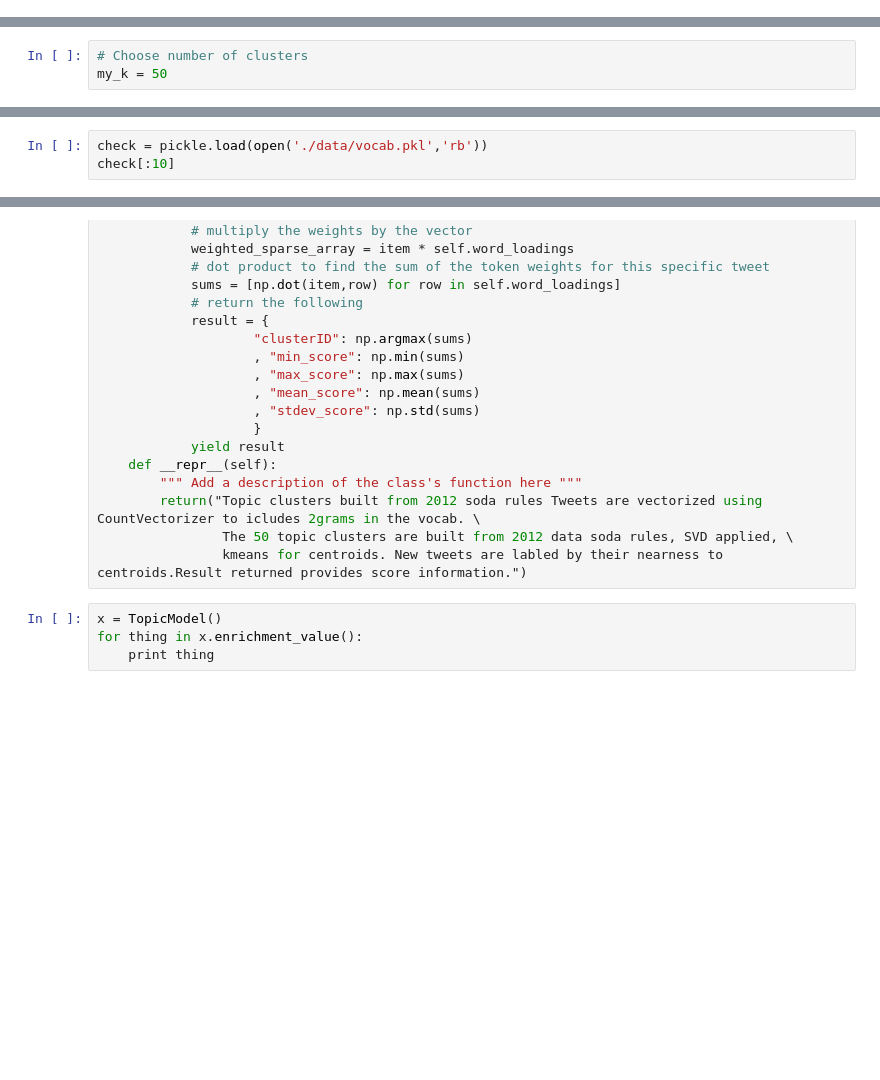
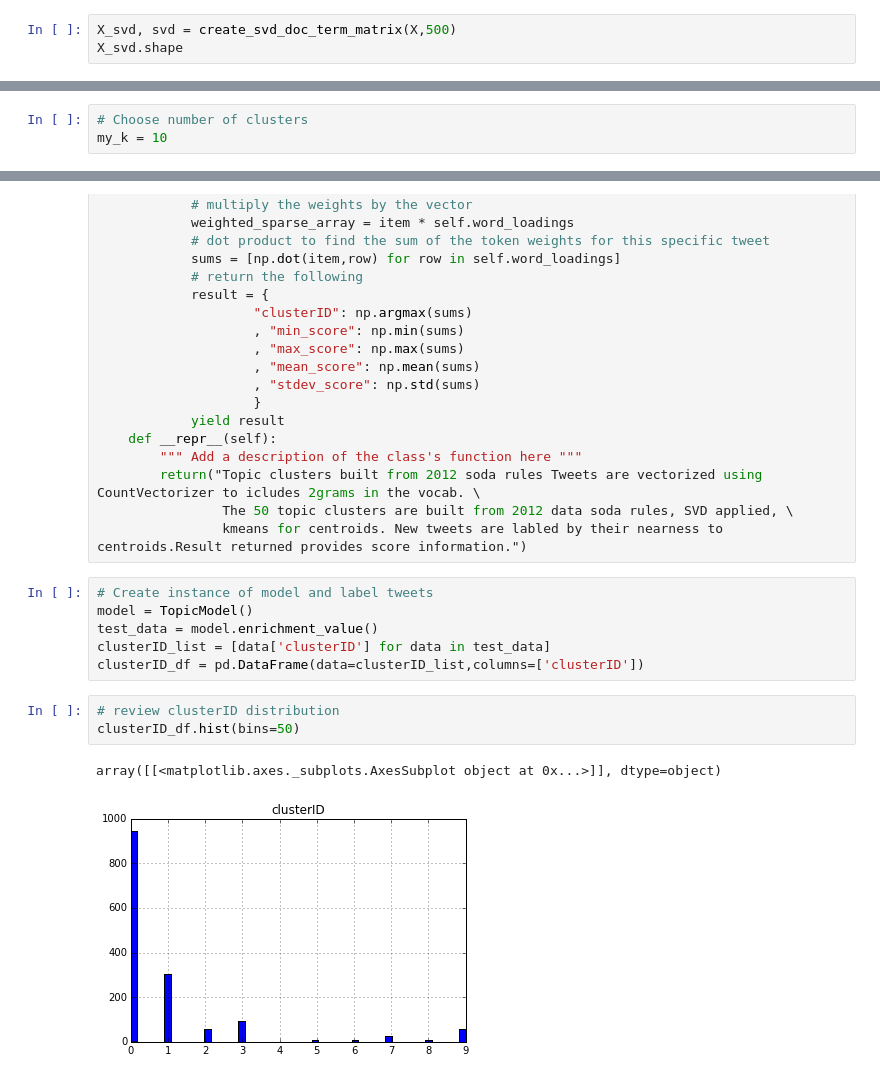
Before and after one commit to blehman/topicModeling_kmeans, a Jupyter notebook: topic_modeling.ipynb, the cells around one changed output, grey strips where cells are left out. Saved outputs shown, nothing was run; the diff lists cells and outputs as text; blank space fills up the shorter version.

```diff
--- a/topic_modeling.ipynb
+++ b/topic_modeling.ipynb
@@ -197,0 +257,3 @@ display(expVar.plot(x='components',y='explained_var'))
+# %%
+X_svd, svd = create_svd_doc_term_matrix(X,500)
+X_svd.shape
@@ -221,6 +287,6 @@ def build_clusters(X_svd, k=5):
 # %%
 # Choose number of clusters
-my_k = 50
+my_k = 10
 # %%
 # Build centroids
 centroids, predictions, n_clusters = build_clusters(X_svd, my_k)
@@ -242,9 +326,6 @@ for k in range(0,my_k):
 # %% [markdown]
 ### Label New Tweets
 Apply the model to the test set.
-# %%
-check = pickle.load(open('./data/vocab.pkl','rb'))
-check[:10]
 # %%
 def label_tweets(vectorizer, word_loadings, testing_data, sample_percentage=0.20):
     """
@@ -309,7 +390,15 @@ class TopicModel():
         return("Topic clusters built from 2012 soda rules Tweets are vectorized using CountVectorizer to icludes 2grams in the vocab. \
                 The 50 topic clusters are built from 2012 data soda rules, SVD applied, \
                 kmeans for centroids. New tweets are labled by their nearness to centroids.Result returned provides score information.")
-# %%
-x = TopicModel()
-for thing in x.enrichment_value():
-    print thing
+# %%
+# Create instance of model and label tweets
+model = TopicModel()
+test_data = model.enrichment_value()
+clusterID_list = [data['clusterID'] for data in test_data]
+clusterID_df = pd.DataFrame(data=clusterID_list,columns=['clusterID'])
+# %%
+# review clusterID distribution
+clusterID_df.hist(bins=50)
+# %% [output]
+array([[<matplotlib.axes._subplots.AxesSubplot object at 0x...>]], dtype=object)
+[figure, added]
```
Also changed, not shown: parts of 18 cells of this notebook, 6 other files.
